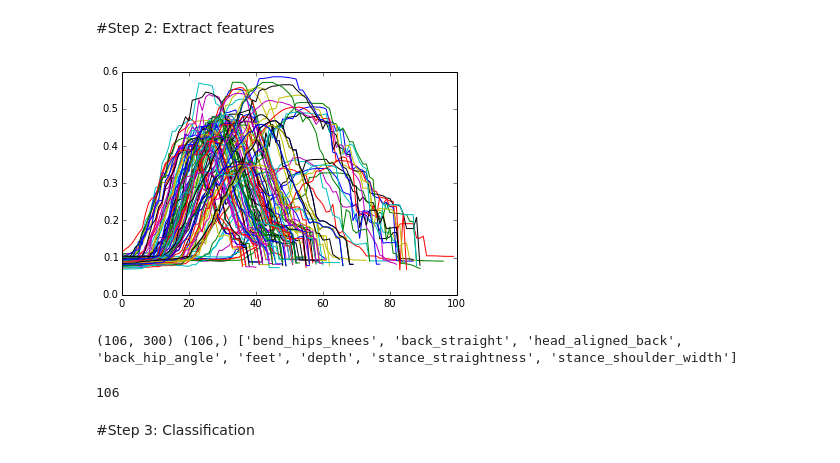
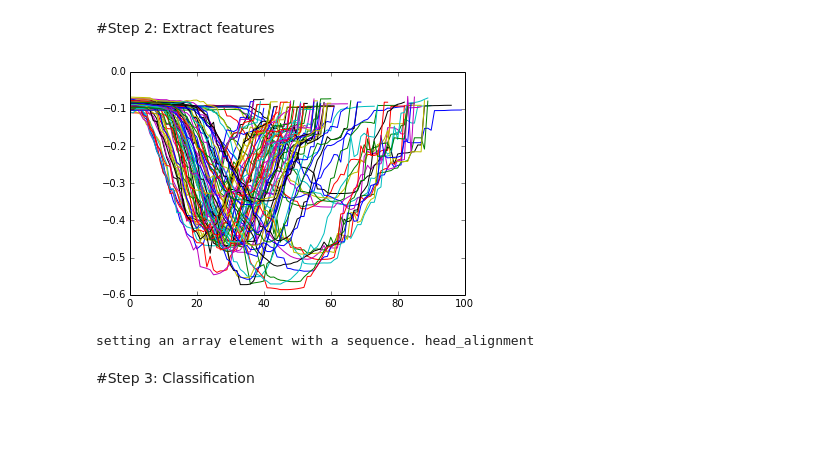
Before and after one commit to bgarcia7/ai_trainer, a Jupyter notebook: Inference.ipynb, the cells around one changed output. Saved outputs shown, nothing was run; the diff lists cells and outputs as text; code cells hidden in the pictures; blank space fills up the shorter version.

```diff
--- a/Inference.ipynb
+++ b/Inference.ipynb
@@ -16,12 +17,12 @@ sys.path.append('data')
 #Step 1: Instantiate our personal trainer and load preprocessed data
 # %%
 pt = Personal_Trainer('NeckY')
-pt.load_squats(os.path.join('data/data_sets','170_squats_full.p'))
+pt.load_advanced_squats('multipleClass.p')
 # %% [markdown]
 #Step 2: Extract features
 # %%
 plt.clf()
 for squat in pt.get_squats():
-    plt.plot(squat[0]['NeckY'])
+    plt.plot(-squat['NeckY'])
 # %% [output]
-[figure, old version]
+[figure, new version]
@@ -30,11 +29,7 @@ X, y, adv_features = pt.extract_features()
-# %%
-print X.shape, y.shape, adv_features.keys()
-# %% [output]
-(106, 300) (106,) ['bend_hips_knees', 'back_straight', 'head_aligned_back', 'back_hip_angle', 'feet', 'depth', 'stance_straightness', 'stance_shoulder_width']
-# %%
-len(adv_features['back_straight'])
-# %% [output]
-106
+# %%
+X, Y, file_names = pt.extract_advanced_features()
+# %% [output]
+setting an array element with a sequence. head_alignment
 # %% [markdown]
 #Step 3: Classification
 # %% [markdown]
```
Also changed, not shown: parts of 14 cells of this notebook, 13 other files.
